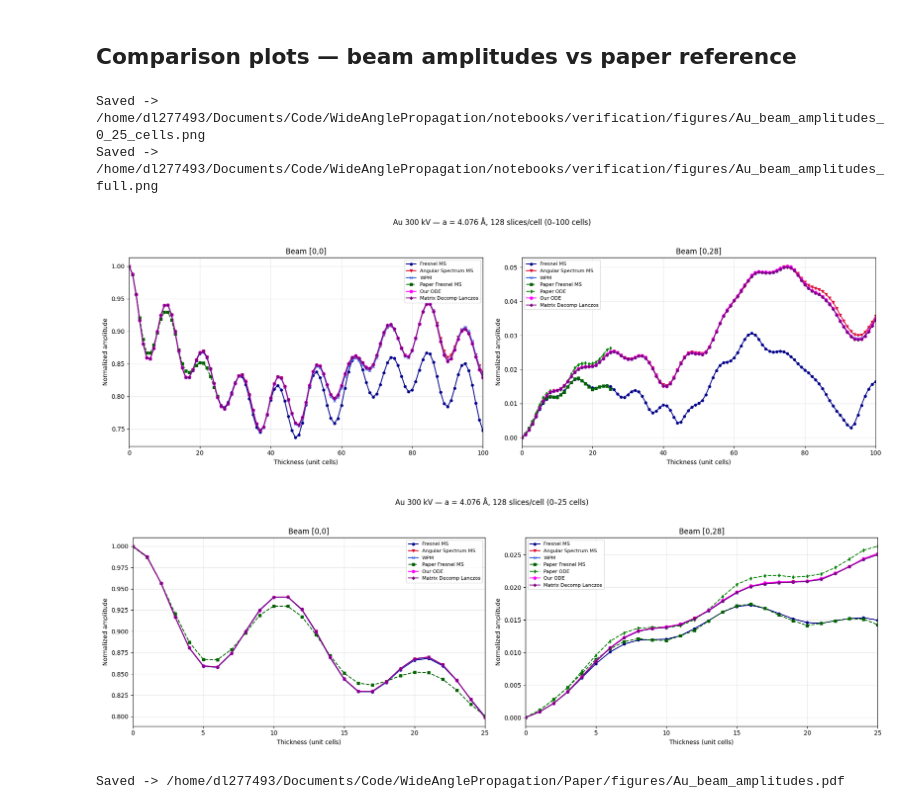
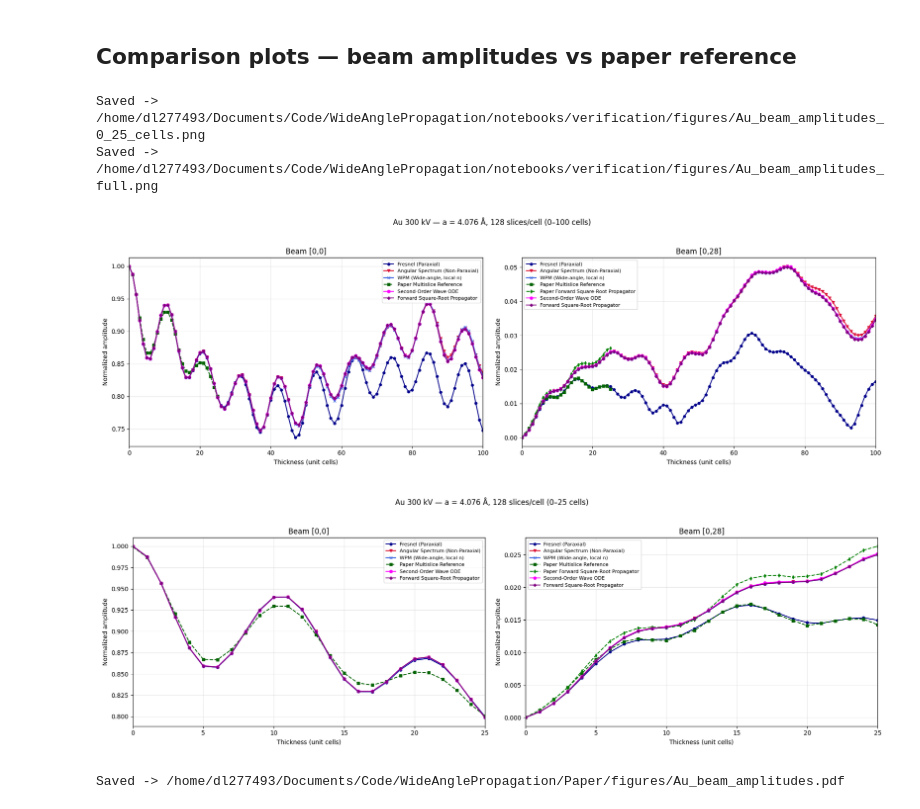
Before and after one commit to DavidLanders95/WideAnglePropagation, a Jupyter notebook: notebooks/verification/01_axel_lubk_verification.ipynb, the cells around one changed output. Cells and saved outputs as stored; diff of their text form; code cells hidden in the pictures.

```diff
--- a/notebooks/verification/01_axel_lubk_verification.ipynb
+++ b/notebooks/verification/01_axel_lubk_verification.ipynb
@@ -322,14 +322,22 @@ Beams tracked: 16384
 # %%
 x = np.array(list(n_cells_range), dtype=float)
 
-# Paper data only valid up to ~25 cells
+display_names = {
+    "Fresnel MS": "Fresnel (Paraxial)",
+    "Angular Spectrum MS": "Angular Spectrum (Non-Paraxial)",
+    "WPM": "WPM (Wide-angle, local n)",
+    "Full KG ODE": "Second-Order Wave ODE",
+    "KG FWD": "Forward Square-Root Propagator",
+    "Paper MS": "Paper Multislice Reference",
+    "Paper FWD": "Paper Forward Square-Root Propagator",
+}
+
 paper_max = 25
 x_paper = x[x <= paper_max]
 paper_00 = Beam_0_0_Au_Klein_Gordon_MS(x_paper)
 paper_028_ms = Beam_0_28_Au_Klein_Gordon_MS(x_paper)
 paper_028_fwd = Beam_0_28_Au_Klein_Gordon_FWD(x_paper)
 
-# Save location (reuse existing paper_fig_dir if available)
 save_dir = paper_fig_dir if "paper_fig_dir" in globals() else os.path.join(os.getcwd(), "figures")
 os.makedirs(save_dir, exist_ok=True)
 
@@ -339,13 +347,12 @@ def make_comparison_figure(xmax, filename):
 
     fig_local, (ax1, ax2) = plt.subplots(1, 2, figsize=(18, 6))
 
-    # [0,0] beam
-    ax1.plot(x_plot, beam_results['ms_00'][mask], "o-", label="Fresnel MS", color="darkblue", ms=4)
-    ax1.plot(x_plot, beam_results['as_00'][mask], "v-", label="Angular Spectrum MS", color="crimson", ms=4)
-    ax1.plot(x_plot, beam_results['wpm_00'][mask], "x-", label="WPM", color="royalblue", ms=5)
-    ax1.plot(x_paper, paper_00, "s--", label="Paper Fresnel MS", color="darkgreen", ms=4)
-    ax1.plot(x_plot, kg_ode_00[mask], "h-", label="Our ODE", color="magenta", ms=5)
-    ax1.plot(x_plot, kg_all_00[mask], "P-", label="Matrix Decomp Lanczos", color="purple", ms=4)
+    ax1.plot(x_plot, beam_results['ms_00'][mask], "o-", label=display_names["Fresnel MS"], color="darkblue", ms=4)
+    ax1.plot(x_plot, beam_results['as_00'][mask], "v-", label=display_names["Angular Spectrum MS"], color="crimson", ms=4)
+    ax1.plot(x_plot, beam_results['wpm_00'][mask], "x-", label=display_names["WPM"], color="royalblue", ms=5)
+    ax1.plot(x_paper, paper_00, "s--", label=display_names["Paper MS"], color="darkgreen", ms=4)
+    ax1.plot(x_plot, kg_ode_00[mask], "h-", label=display_names["Full KG ODE"], color="magenta", ms=5)
+    ax1.plot(x_plot, kg_all_00[mask], "P-", label=display_names["KG FWD"], color="purple", ms=4)
     ax1.set_xlabel("Thickness (unit cells)")
     ax1.set_ylabel("Normalized amplitude")
     ax1.set_title("Beam [0,0]")
@@ -353,44 +360,42 @@ def make_comparison_figure(xmax, filename):
     ax1.grid(True, alpha=0.3)
     ax1.legend(fontsize=8)
 
-    # [0,28] beam
-    ax2.plot(x_plot, beam_results['ms_028'][mask], "o-", label="Fresnel MS", color="darkblue", ms=4)
-    ax2.plot(x_plot, beam_results['as_028'][mask], "v-", label="Angular Spectrum MS", color="crimson", ms=4)
-    ax2.plot(x_plot, beam_results['wpm_028'][mask], "x-", label="WPM", color="royalblue", ms=5)
-    ax2.plot(x_paper, paper_028_ms, "s--", label="Paper Fresnel MS", color="darkgreen", ms=4)
-    ax2.plot(x_paper, paper_028_fwd, "d--", label="Paper ODE", color="green", ms=4)
-    ax2.plot(x_plot, kg_ode_028[mask], "h-", label="Our ODE", color="magenta", ms=5)
-    ax2.plot(x_plot, kg_all_028[mask], "P-", label="Matrix Decomp Lanczos", color="purple", ms=4)
+    ax2.plot(x_plot, beam_results['ms_028'][mask], "o-", label=display_names["Fresnel MS"], color="darkblue", ms=4)
+    ax2.plot(x_plot, beam_results['as_028'][mask], "v-", label=display_names["Angular Spectrum MS"], color="crimson", ms=4)
+    ax2.plot(x_plot, beam_results['wpm_028'][mask], "x-", label=display_names["WPM"], color="royalblue", ms=5)
+    ax2.plot(x_paper, paper_028_ms, "s--", label=display_names["Paper MS"], color="darkgreen", ms=4)
+    ax2.plot(x_paper, paper_028_fwd, "d--", label=display_names["Paper FWD"], color="green", ms=4)
+    ax2.plot(x_plot, kg_ode_028[mask], "h-", label=display_names["Full KG ODE"], color="magenta", ms=5)
+    ax2.plot(x_plot, kg_all_028[mask], "P-", label=display_names["KG FWD"], color="purple", ms=4)
     ax2.set_xlabel("Thickness (unit cells)")
     ax2.set_ylabel("Normalized amplitude")
     ax2.set_title("Beam [0,28]")
     ax2.set_xlim(0, xmax)
     ax2.grid(True, alpha=0.3)
     ax2.legend(fontsize=8)
 
     fig_local.suptitle(
         f"Au 300 kV — a = {a_central} Å, {n_slices_per_cell} slices/cell (0–{int(xmax)} cells)",
         fontsize=12
     )
     fig_local.tight_layout(rect=[0, 0.02, 1, 0.95])
 
     out_path = os.path.join(save_dir, filename)
     fig_local.savefig(out_path, dpi=300, bbox_inches="tight")
     print(f"Saved -> {out_path}")
     return fig_local
 
 fig_25 = make_comparison_figure(25, "Au_beam_amplitudes_0_25_cells.png")
 fig_full = make_comparison_figure(float(x.max()), "Au_beam_amplitudes_full.png")
 
-# Keep compatibility with later cells that expect `fig`
 fig = fig_full
 
 plt.show()
 # %% [output]
 Saved -> /home/dl277493/Documents/Code/WideAnglePropagation/notebooks/verification/figures/Au_beam_amplitudes_0_25_cells.png
 Saved -> /home/dl277493/Documents/Code/WideAnglePropagation/notebooks/verification/figures/Au_beam_amplitudes_full.png
-[figure, old version]
+[figure, new version]
-[figure, old version]
+[figure, new version]
 # %%
 # Export figure for paper
 from pathlib import Path
```
Also changed, not shown: parts of 5 cells of this notebook, 23 other files.
